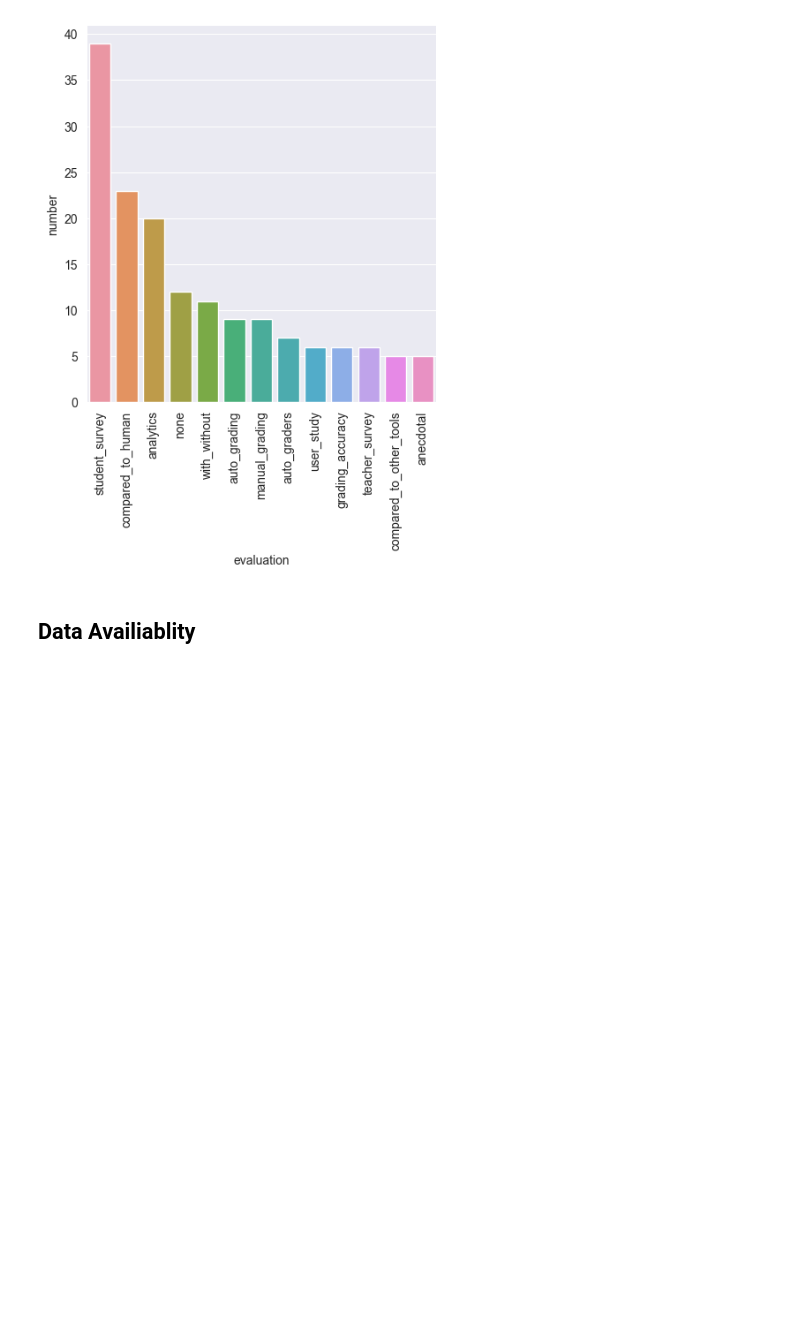
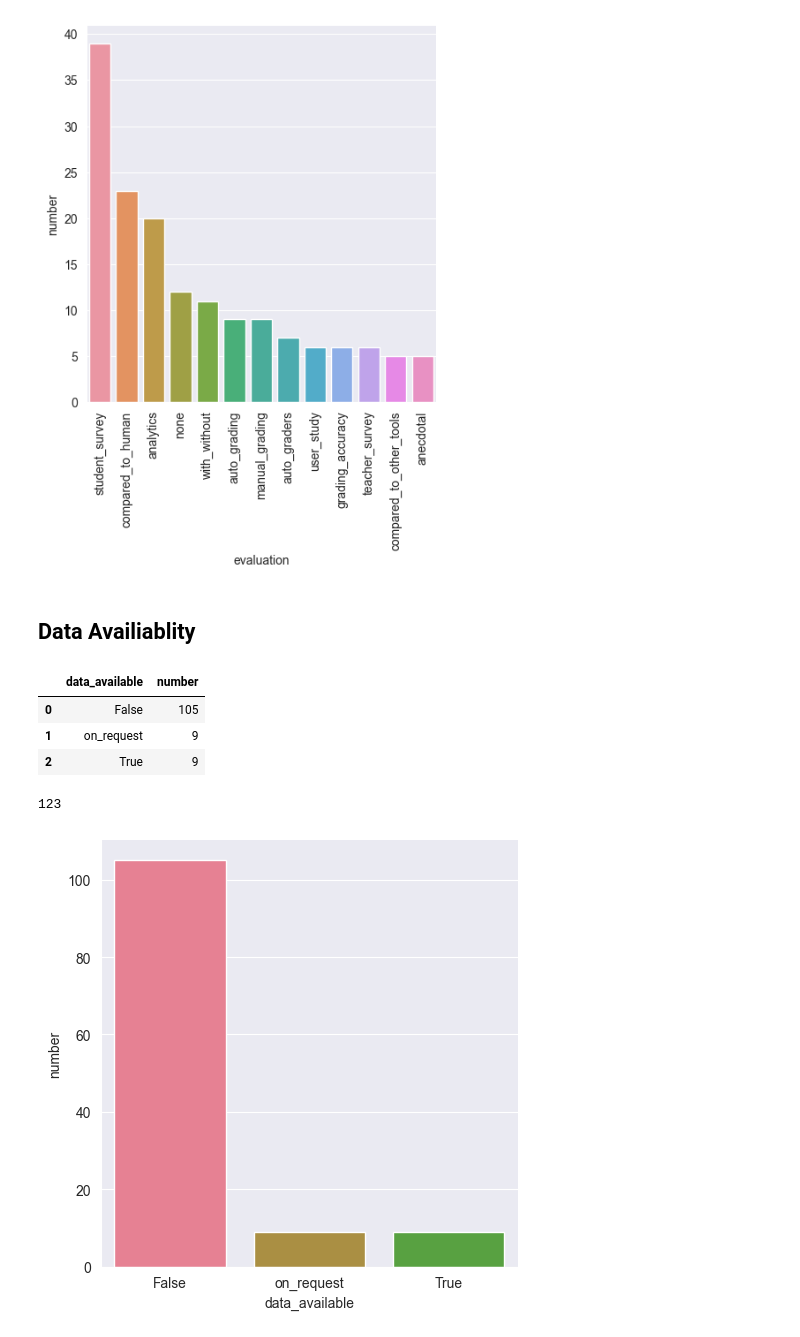
Before and after one commit to m-messer/Automated-Assessment-SLR-Data-Processing, a Jupyter notebook: analysis.ipynb, the cells around one changed output. Saved outputs shown, nothing was run; the diff lists cells and outputs as text; code cells hidden in the pictures; blank space fills up the shorter version.

Commit message:
PHD-128 Added data available plot

```diff
--- a/analysis.ipynb
+++ b/analysis.ipynb
@@ -328,3 +328,21 @@ plt.savefig('plots/evaluation.pdf', bbox_inches='tight')
 [figure]
 # %% [markdown]
 ## Data Availiablity
+# %%
+data_availability  = pd.Series([tag.replace('data_available:', '') for tags in df.tags for tag in tags if tag.startswith('data_available')]).value_counts().reset_index()
+data_availability.columns = ["data_available", 'number']
+data_availability
+# %% [output]
+|  | data_available | number |
+| 0 | False | 105 |
+| 1 | on_request | 9 |
+| 2 | True | 9 |
+# %%
+data_availability.number.sum()
+# %% [output]
+123
+# %%
+sns.catplot(data_availability, kind='bar', x='data_available', y='number')
+plt.savefig('plots/data_availability.pdf', bbox_inches='tight')
+# %% [output]
+[figure, added]
```
Also changed, not shown: 1 other file.
